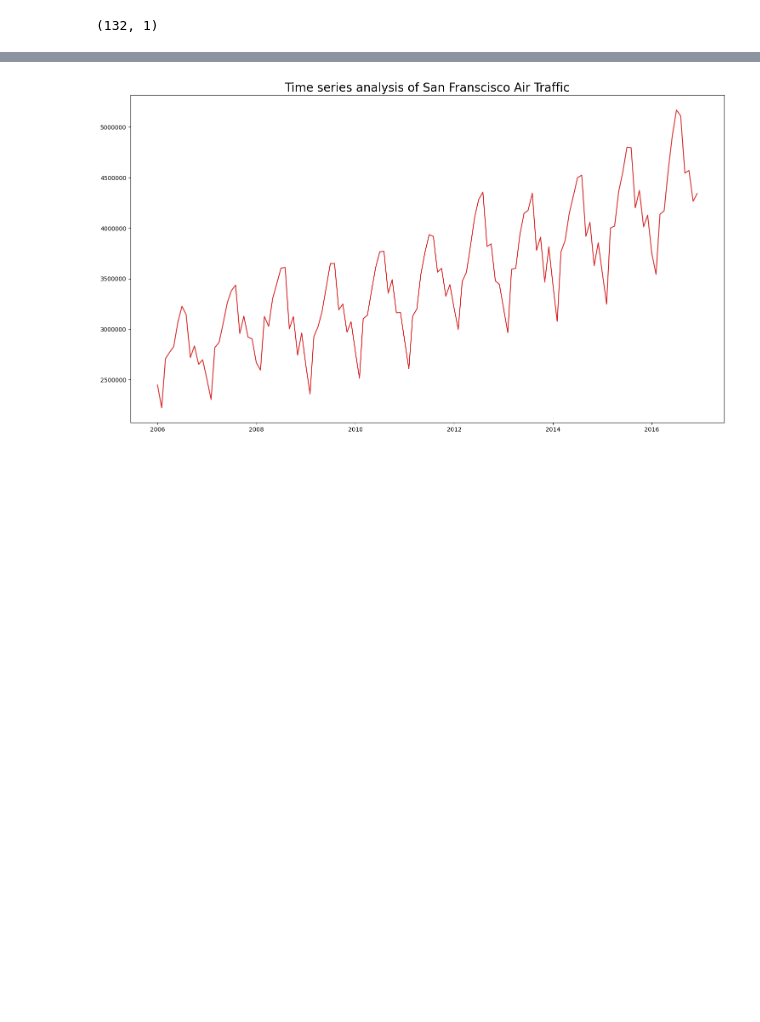
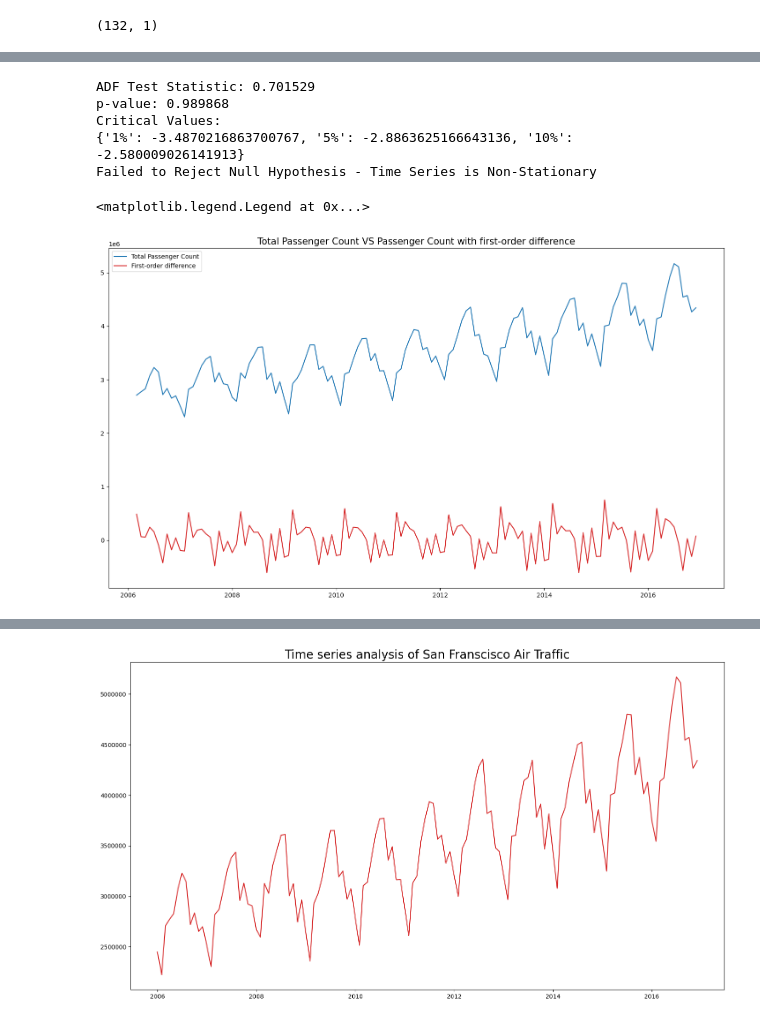
Before and after one commit to yastiaisyah/AnalisisDataForensik, a Jupyter notebook: CH7.ipynb, the cells around one changed output, grey strips where cells are left out. Cells and saved outputs as stored; diff of their text form; code cells hidden in the pictures; blank space fills up the shorter version.

```diff
--- a/CH7.ipynb
+++ b/CH7.ipynb
@@ -46,0 +64,34 @@ air_traffic_data.shape
+# %%
+print('ADF Test Statistic: %f' % adf_result[0])
+
+print('p-value: %f' % adf_result[1])
+
+print('Critical Values:')
+
+print(adf_result[4])
+
+if adf_result[0] < adf_result[4]["5%"]:
+    print ("Reject Null Hypothesis - Time Series is Stationary")
+else:
+    print ("Failed to Reject Null Hypothesis - Time Series is Non-Stationary")
+# %% [output]
+ADF Test Statistic: 0.701529
+p-value: 0.989868
+Critical Values:
+{'1%': -3.4870216863700767, '5%': -2.8863625166643136, '10%': -2.580009026141913}
+Failed to Reject Null Hypothesis - Time Series is Non-Stationary
+# %%
+#Make the data stationary
+air_traffic_data['Difference'] = air_traffic_data['Total Passenger Count'].diff(periods=1)
+#Drop missing values
+air_traffic_data = air_traffic_data.dropna()
+#Plot stationary time series against original time series
+plt.figure(figsize= (18,10))
+
+plt.plot(air_traffic_data['Total Passenger Count'], label='Total Passenger Count')
+plt.plot(air_traffic_data['Difference'], label='First-order difference', color='tab:red')
+plt.title('Total Passenger Count VS Passenger Count with first-order difference', size=15)
+plt.legend()
+# %% [output]
+<matplotlib.legend.Legend at 0x...>
+[figure, added]
```
Also changed, not shown: parts of 23 cells of this notebook.
